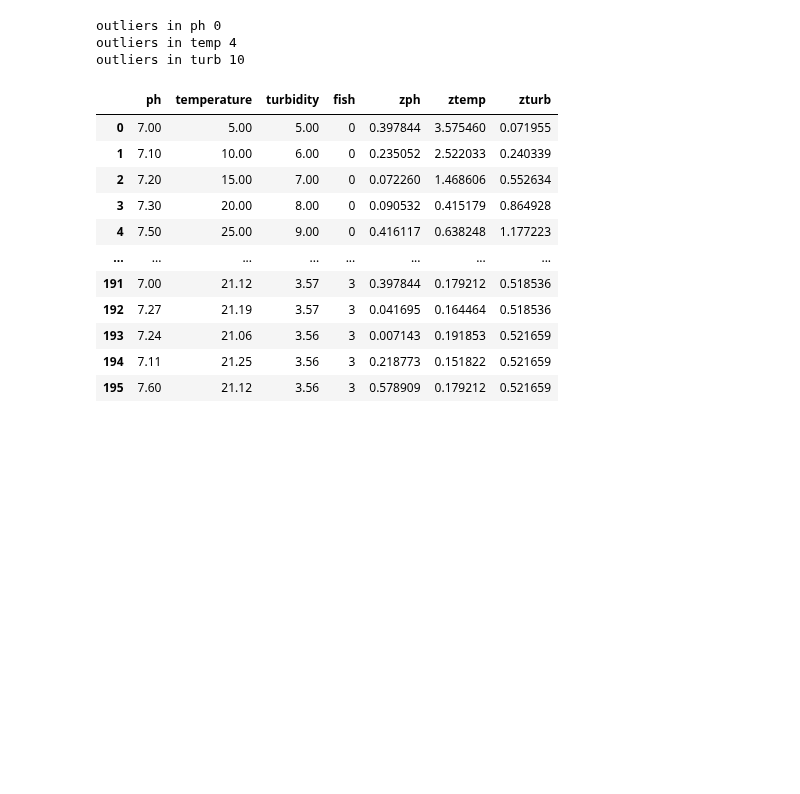
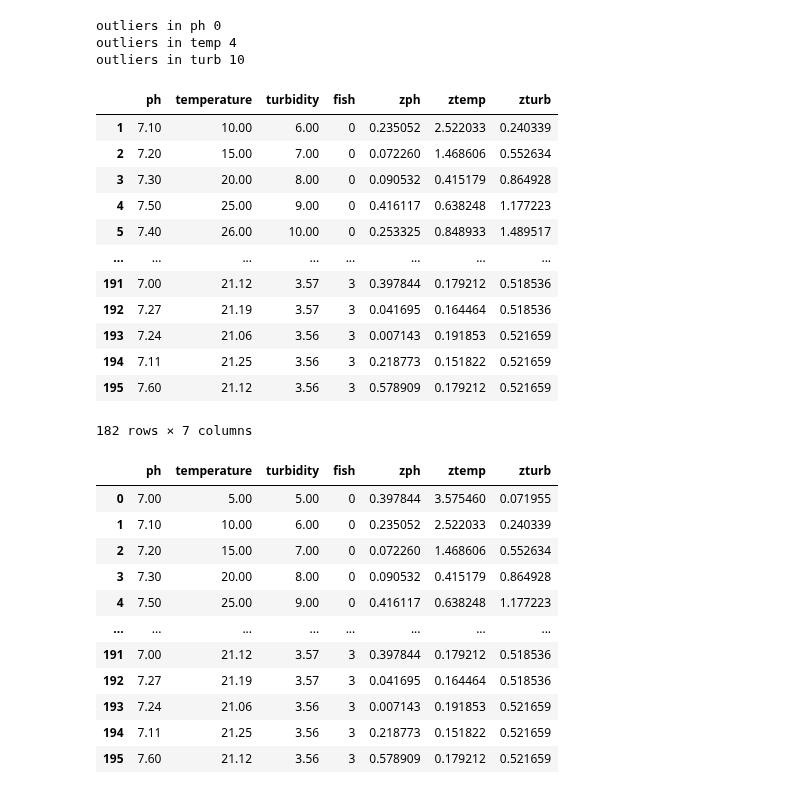
Before and after one commit to vvrgit/Aquaculture, a Jupyter notebook: Aquaculture_Data_Preprocessing_Fish_Species.ipynb, the cells around one changed output. Cells and saved outputs as stored; diff of their text form; code cells hidden in the pictures; blank space fills up the shorter version.

```diff
--- a/Aquaculture_Data_Preprocessing_Fish_Species.ipynb
+++ b/Aquaculture_Data_Preprocessing_Fish_Species.ipynb
@@ -400,6 +403,25 @@ print("outliers in turb",outliers_turb)
 outliers in ph 0
 outliers in temp 4
 outliers in turb 10
+# %%
+data_z = data[data['zph']<3]
+data_z = data_z[data_z['ztemp']<3]
+data_z = data_z[data_z['zturb']<3]
+data_z
+# %% [output]
+|  | ph | temperature | turbidity | fish | zph | ztemp | zturb |
+| 1 | 7.10 | 10.00 | 6.00 | 0 | 0.235052 | 2.522033 | 0.240339 |
+| 2 | 7.20 | 15.00 | 7.00 | 0 | 0.072260 | 1.468606 | 0.552634 |
+| 3 | 7.30 | 20.00 | 8.00 | 0 | 0.090532 | 0.415179 | 0.864928 |
+| 4 | 7.50 | 25.00 | 9.00 | 0 | 0.416117 | 0.638248 | 1.177223 |
+| 5 | 7.40 | 26.00 | 10.00 | 0 | 0.253325 | 0.848933 | 1.489517 |
+| ... | ... | ... | ... | ... | ... | ... | ... |
+| 191 | 7.00 | 21.12 | 3.57 | 3 | 0.397844 | 0.179212 | 0.518536 |
+| 192 | 7.27 | 21.19 | 3.57 | 3 | 0.041695 | 0.164464 | 0.518536 |
+| 193 | 7.24 | 21.06 | 3.56 | 3 | 0.007143 | 0.191853 | 0.521659 |
+| 194 | 7.11 | 21.25 | 3.56 | 3 | 0.218773 | 0.151822 | 0.521659 |
+| 195 | 7.60 | 21.12 | 3.56 | 3 | 0.578909 | 0.179212 | 0.521659 |
+182 rows × 7 columns
 # %%
 data_z = data[data['zph']<3]
 data_z = data[data['ztemp']<3]
```
Also changed, not shown: parts of 12 cells of this notebook.
